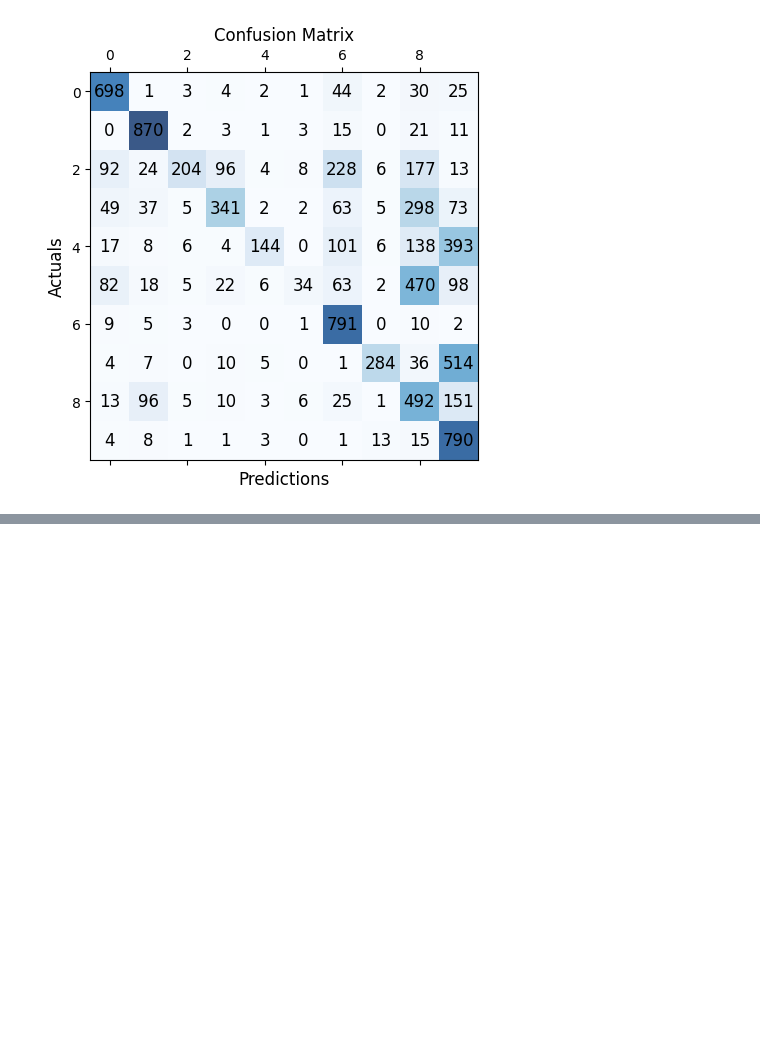
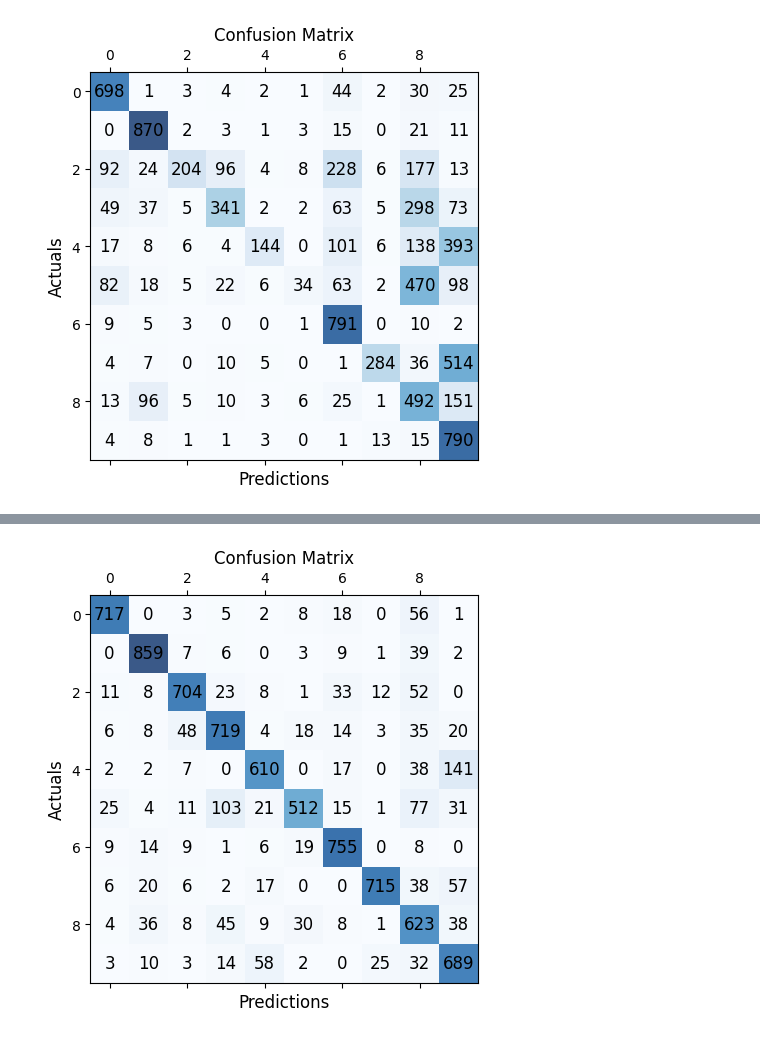
Before and after one commit to armadrigal/Proyectos-ML-Kaggle, a Jupyter notebook: Digit Recognizer/Digit Recognizer sklearn different models.ipynb, the cells around one changed output, grey strips where cells are left out. Drawn from its saved outputs; the diff is of its cells as text; code cells hidden in the pictures; blank space fills up the shorter version.

Commit message:
se agregó modelo MultinomialNB

```diff
--- a/Digit Recognizer/Digit Recognizer sklearn different models.ipynb
+++ b/Digit Recognizer/Digit Recognizer sklearn different models.ipynb
@@ -290,0 +293,3 @@ plot_confusion_matrix(y_test, y_pred)
+# %%
+model = MultinomialNB()
+model.fit(x_train, y_train)
@@ -290,0 +298,3 @@ plot_confusion_matrix(y_test, y_pred)
+# %%
+y_pred = model.predict(x_test)
+print(classification_report(y_test, y_pred))
@@ -290,0 +318,4 @@ plot_confusion_matrix(y_test, y_pred)
+# %%
+plot_confusion_matrix(y_test, y_pred)
+# %% [output]
+[figure, added]
```
Also changed, not shown: parts of 5 cells of this notebook.
